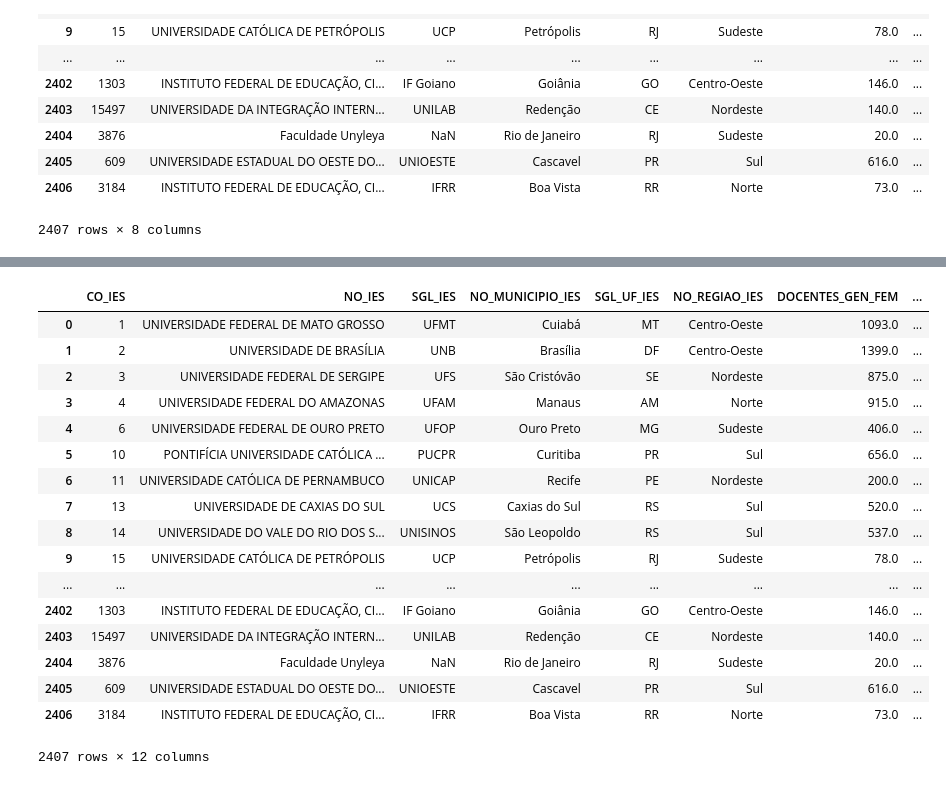
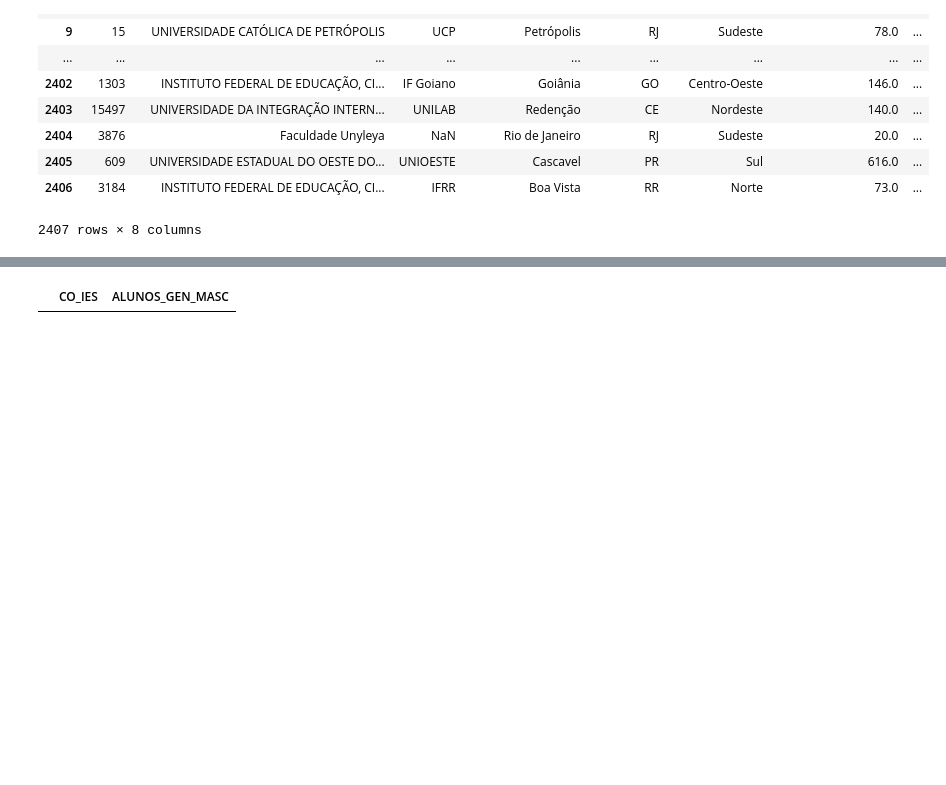
Before and after one commit to if1015-datascience-ufpe/2018-1-projeto-farm-lands, a Jupyter notebook: lfvg.ipynb, the cells around one changed output, grey strips where cells are left out. Cells and saved outputs as stored; diff of their text form; code cells hidden in the pictures; blank space fills up the shorter version.

Commit message:
Correção de problemas
Correção de alguns dados mal formatados no dataframe de iees

```diff
--- a/lfvg.ipynb
+++ b/lfvg.ipynb
@@ -73,6 +73,9 @@ df_docentes_masc.fillna(0, inplace=True)
 #result = pd.merge(dataframe_candidatos, tb, how='outer', on=['sq_candidato'])
 dataframe_iess = pd.merge(dataframe_iess, df_docentes_fem, how='outer', on=['CO_IES'])
 dataframe_iess = pd.merge(dataframe_iess, df_docentes_masc, how='outer', on=['CO_IES'])
+dataframe_iess['DOCENTES_GEN_FEM'] = dataframe_iess['DOCENTES_GEN_FEM'].fillna(0)
+dataframe_iess['DOCENTES_GEN_MASC'] = dataframe_iess['DOCENTES_GEN_MASC'].fillna(0)
+#FILLNA EM DOECNTES
 dataframe_iess
 # %% [output]
 |  | CO_IES | NO_IES | SGL_IES | NO_MUNICIPIO_IES | SGL_UF_IES | NO_REGIAO_IES | DOCENTES_GEN_FEM | ... |
@@ -100,7 +103,7 @@ dataframe_iess
 df = dataframe_iess[['NO_IES', 'SGL_IES']]
 #df['Cat1'].fillna(df['Cat2'])
 #df.Cat1 = np.where(df.Cat1.isnull(), df.Cat2, df.Cat1)
-#df.SGL_IES = np.where(teste.SGL_IES.isnull(), df.NO_IES, df.SGL_IES)
+df.SGL_IES = np.where(df.SGL_IES.isnull(), df.NO_IES, df.SGL_IES)
 dataframe_iess.SGL_IES = df.SGL_IES
 dataframe_iess['DOCENTES_TOTAL'] = dataframe_iess['DOCENTES_GEN_FEM'] + dataframe_iess['DOCENTES_GEN_MASC']
 #float("{0:.2f}".format(13.949999999999999))
@@ -130,44 +138,29 @@ dataframe_iess
 # %%
 dataframe_alunos_fem = dataframe_alunos.loc[dataframe_alunos['DS_SEXO_ALUNO'] == 'Feminino']
 dataframe_alunos_masc = dataframe_alunos.loc[dataframe_alunos['DS_SEXO_ALUNO'] == 'Masculino']
 
 
 dataframe_alunos_fem = dataframe_alunos_fem.groupby('CO_IES', as_index=False).count()
 dataframe_alunos_masc = dataframe_alunos_masc.groupby('CO_IES', as_index=False).count()
 
 dataframe_alunos_fem = dataframe_alunos_fem[['CO_IES', 'NO_OCDE']]
 dataframe_alunos_masc = dataframe_alunos_masc[['CO_IES', 'NO_OCDE']]
 #tb = tb.rename(columns={'cd_tipo_bem': 'quantidade_bens_declarados'})
 
 dataframe_alunos_fem = dataframe_alunos_fem.rename(columns={'NO_OCDE': 'ALUNOS_GEN_FEM'})
 dataframe_alunos_masc = dataframe_alunos_masc.rename(columns={'NO_OCDE': 'ALUNOS_GEN_MASC'})
 
 dataframe_alunos_fem.fillna(0, inplace=True)
 dataframe_alunos_masc.fillna(0, inplace=True)
 
 dataframe_iess = pd.merge(dataframe_iess, dataframe_alunos_fem, how='outer', on=['CO_IES'])
 dataframe_iess = pd.merge(dataframe_iess, dataframe_alunos_masc, how='outer', on=['CO_IES'])
+dataframe_iess['ALUNOS_GEN_FEM'] = dataframe_iess['ALUNOS_GEN_FEM'].fillna(0)
+dataframe_iess['ALUNOS_GEN_MASC'] = dataframe_iess['ALUNOS_GEN_MASC'].fillna(0)
 
-dataframe_iess
+dataframe_alunos_masc.loc[pd.isna(dataframe_alunos_masc.ALUNOS_GEN_MASC)]
 # %% [output]
-|  | CO_IES | NO_IES | SGL_IES | NO_MUNICIPIO_IES | SGL_UF_IES | NO_REGIAO_IES | DOCENTES_GEN_FEM | ... |
-| 0 | 1 | UNIVERSIDADE FEDERAL DE MATO GROSSO | UFMT | Cuiabá | MT | Centro-Oeste | 1093.0 | ... |
-| 1 | 2 | UNIVERSIDADE DE BRASÍLIA | UNB | Brasília | DF | Centro-Oeste | 1399.0 | ... |
-| 2 | 3 | UNIVERSIDADE FEDERAL DE SERGIPE | UFS | São Cristóvão | SE | Nordeste | 875.0 | ... |
-| 3 | 4 | UNIVERSIDADE FEDERAL DO AMAZONAS | UFAM | Manaus | AM | Norte | 915.0 | ... |
-| 4 | 6 | UNIVERSIDADE FEDERAL DE OURO PRETO | UFOP | Ouro Preto | MG | Sudeste | 406.0 | ... |
-| 5 | 10 | PONTIFÍCIA UNIVERSIDADE CATÓLICA ... | PUCPR | Curitiba | PR | Sul | 656.0 | ... |
-| 6 | 11 | UNIVERSIDADE CATÓLICA DE PERNAMBUCO | UNICAP | Recife | PE | Nordeste | 200.0 | ... |
-| 7 | 13 | UNIVERSIDADE DE CAXIAS DO SUL | UCS | Caxias do Sul | RS | Sul | 520.0 | ... |
-| 8 | 14 | UNIVERSIDADE DO VALE DO RIO DOS S... | UNISINOS | São Leopoldo | RS | Sul | 537.0 | ... |
-| 9 | 15 | UNIVERSIDADE CATÓLICA DE PETRÓPOLIS | UCP | Petrópolis | RJ | Sudeste | 78.0 | ... |
-| ... | ... | ... | ... | ... | ... | ... | ... | ... |
-| 2402 | 1303 | INSTITUTO FEDERAL DE EDUCAÇÃO, CI... | IF Goiano | Goiânia | GO | Centro-Oeste | 146.0 | ... |
-| 2403 | 15497 | UNIVERSIDADE DA INTEGRAÇÃO INTERN... | UNILAB | Redenção | CE | Nordeste | 140.0 | ... |
-| 2404 | 3876 | Faculdade Unyleya | NaN | Rio de Janeiro | RJ | Sudeste | 20.0 | ... |
-| 2405 | 609 | UNIVERSIDADE ESTADUAL DO OESTE DO... | UNIOESTE | Cascavel | PR | Sul | 616.0 | ... |
-| 2406 | 3184 | INSTITUTO FEDERAL DE EDUCAÇÃO, CI... | IFRR | Boa Vista | RR | Norte | 73.0 | ... |
+|  | CO_IES | ALUNOS_GEN_MASC |
-2407 rows × 12 columns
 # %%
 dataframe_iess['ALUNOS_TOTAL'] = dataframe_iess['ALUNOS_GEN_FEM'] + dataframe_iess['ALUNOS_GEN_MASC']
 dataframe_iess['PORCENTAGEM_ALUNOS_FEM'] = (dataframe_iess['ALUNOS_GEN_FEM'] / dataframe_iess['ALUNOS_TOTAL'])*100
```
Also changed, not shown: parts of 6 cells of this notebook.
